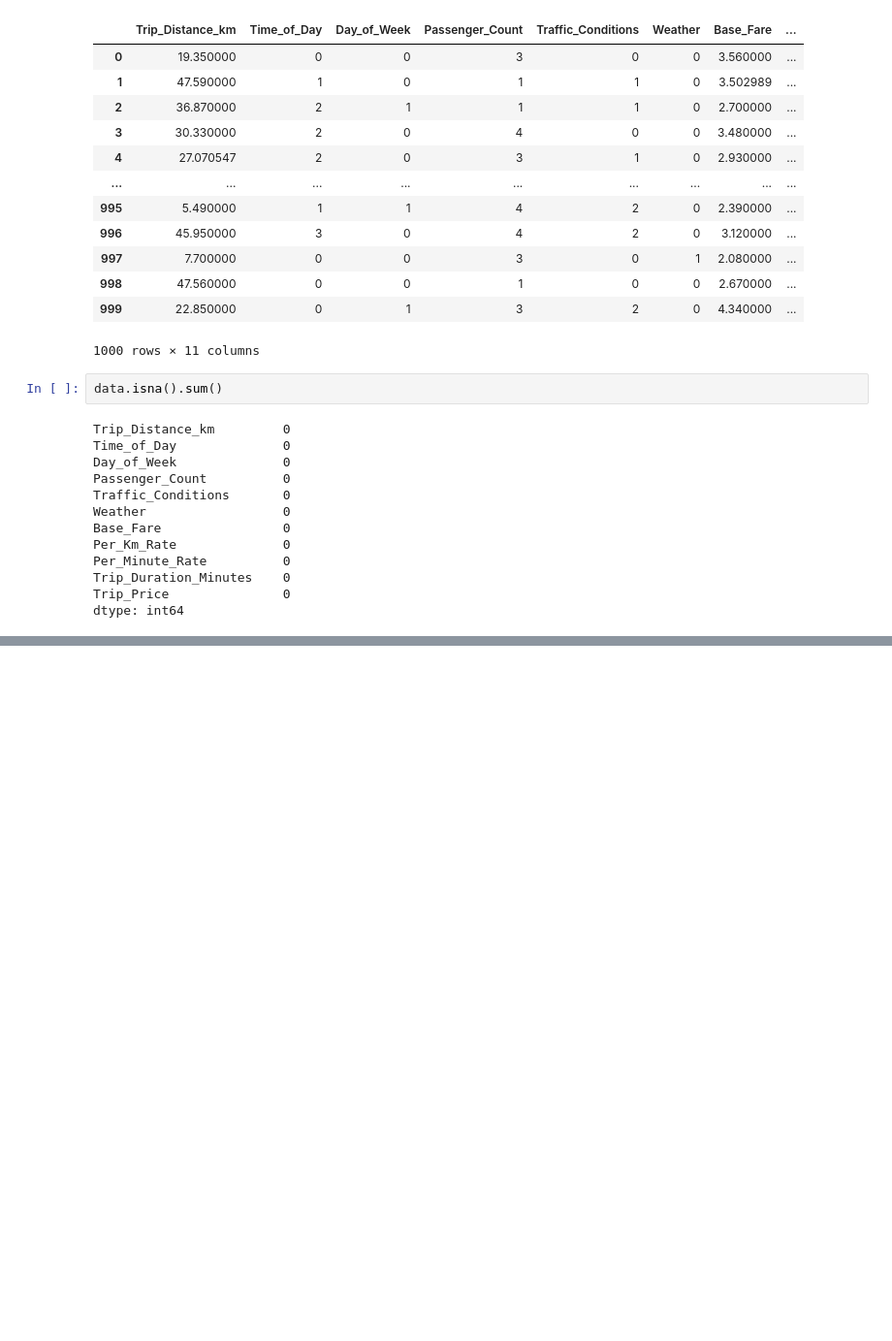
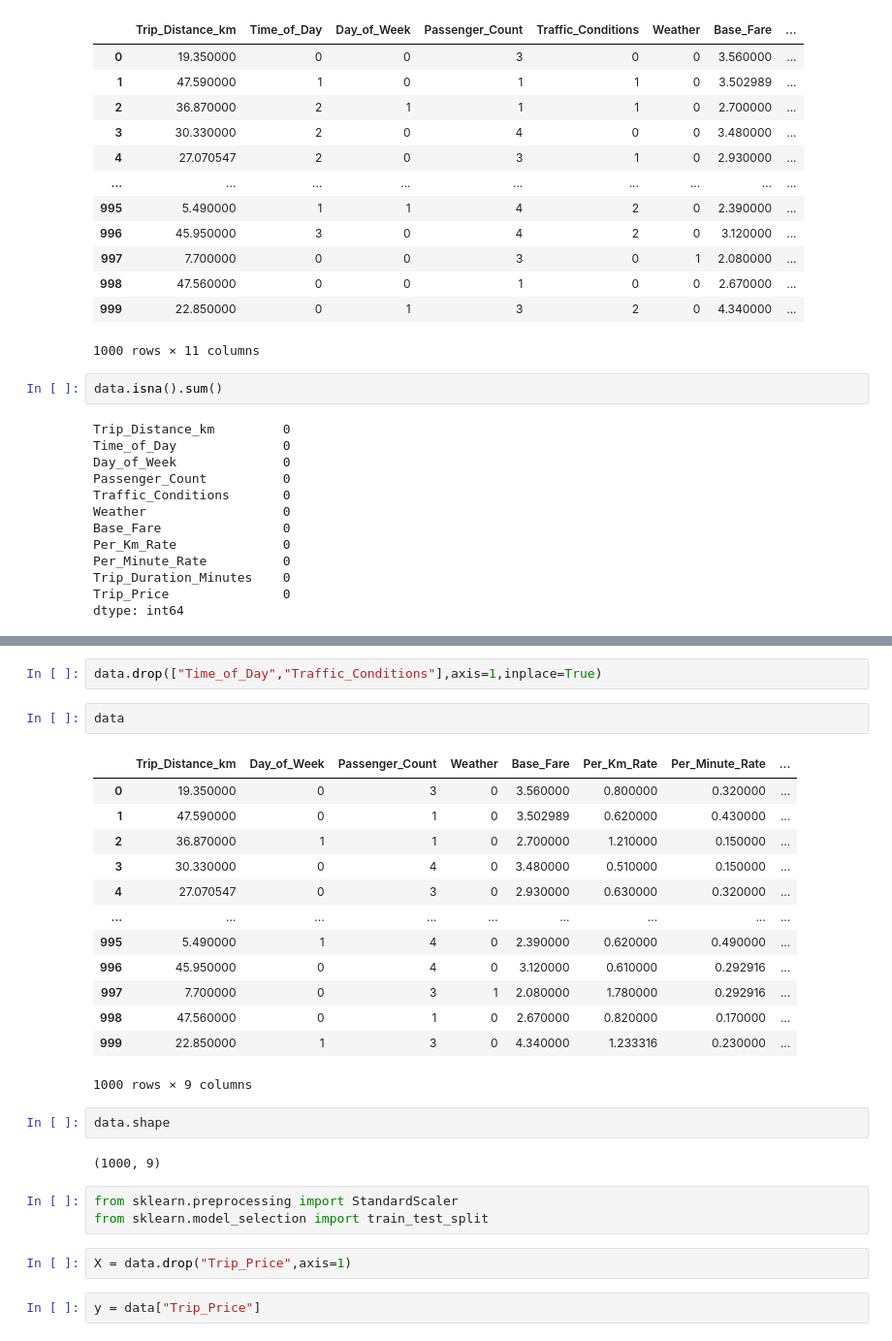
Before and after one commit to Rizan012/TaxiFairDetermine, a Jupyter notebook: TaxiFair_scaling.ipynb, the cells around one changed output, grey strips where cells are left out. Shown at 97% size. Cells and saved outputs as stored; diff of their text form; blank space fills up the shorter version.

Commit message:
model train

```diff
--- a/TaxiFair_scaling.ipynb
+++ b/TaxiFair_scaling.ipynb
@@ -36,0 +45,29 @@ dtype: int64
+# %%
+data.drop(["Time_of_Day","Traffic_Conditions"],axis=1,inplace=True)
+# %%
+data
+# %% [output]
+|  | Trip_Distance_km | Day_of_Week | Passenger_Count | Weather | Base_Fare | Per_Km_Rate | Per_Minute_Rate | ... |
+| 0 | 19.350000 | 0 | 3 | 0 | 3.560000 | 0.800000 | 0.320000 | ... |
+| 1 | 47.590000 | 0 | 1 | 0 | 3.502989 | 0.620000 | 0.430000 | ... |
+| 2 | 36.870000 | 1 | 1 | 0 | 2.700000 | 1.210000 | 0.150000 | ... |
+| 3 | 30.330000 | 0 | 4 | 0 | 3.480000 | 0.510000 | 0.150000 | ... |
+| 4 | 27.070547 | 0 | 3 | 0 | 2.930000 | 0.630000 | 0.320000 | ... |
+| ... | ... | ... | ... | ... | ... | ... | ... | ... |
+| 995 | 5.490000 | 1 | 4 | 0 | 2.390000 | 0.620000 | 0.490000 | ... |
+| 996 | 45.950000 | 0 | 4 | 0 | 3.120000 | 0.610000 | 0.292916 | ... |
+| 997 | 7.700000 | 0 | 3 | 1 | 2.080000 | 1.780000 | 0.292916 | ... |
+| 998 | 47.560000 | 0 | 1 | 0 | 2.670000 | 0.820000 | 0.170000 | ... |
+| 999 | 22.850000 | 1 | 3 | 0 | 4.340000 | 1.233316 | 0.230000 | ... |
+1000 rows × 9 columns
+# %%
+data.shape
+# %% [output]
+(1000, 9)
+# %%
+from sklearn.preprocessing import StandardScaler
+from sklearn.model_selection import train_test_split
+# %%
+X = data.drop("Trip_Price",axis=1)
+# %%
+y = data["Trip_Price"]
```
Also changed, not shown: parts of 20 cells of this notebook, 1 other file.
